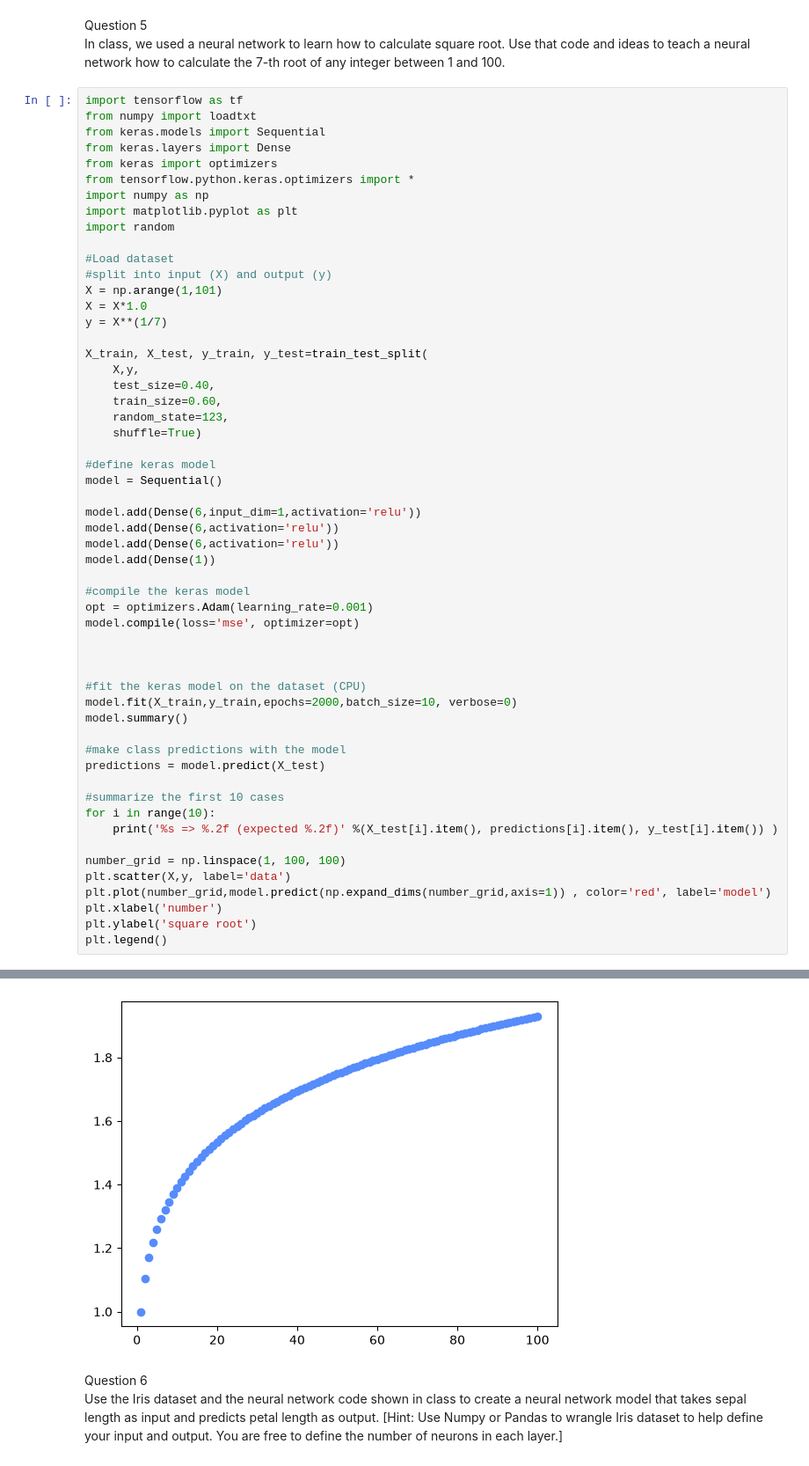
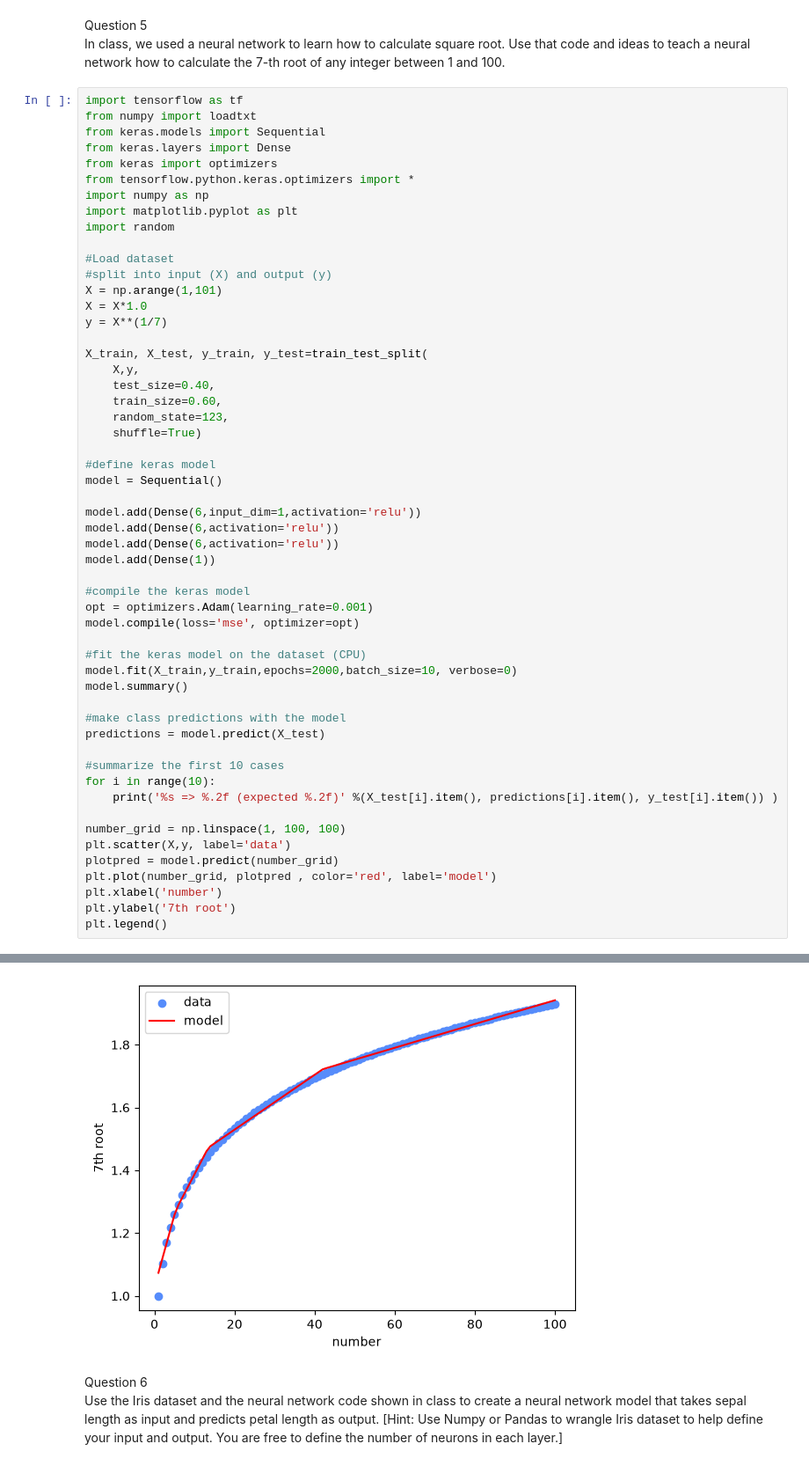
Before and after one commit to robertoribay628-hue/Eng.-W-ML, a Jupyter notebook: Questions1-6.ipynb, the cells around one changed output, grey strips where cells are left out. Shown at 88% size. Saved outputs shown, nothing was run; the diff lists cells and outputs as text.

```diff
--- a/Questions1-6.ipynb
+++ b/Questions1-6.ipynb
@@ -150,8 +150,6 @@ model.add(Dense(1))
 opt = optimizers.Adam(learning_rate=0.001)
 model.compile(loss='mse', optimizer=opt)
 
-
-
 #fit the keras model on the dataset (CPU)
 model.fit(X_train,y_train,epochs=2000,batch_size=10, verbose=0)
 model.summary()
@@ -165,8 +163,9 @@ for i in range(10):
 
 number_grid = np.linspace(1, 100, 100)
 plt.scatter(X,y, label='data')
-plt.plot(number_grid,model.predict(np.expand_dims(number_grid,axis=1)) , color='red', label='model')
+plotpred = model.predict(number_grid)
+plt.plot(number_grid, plotpred , color='red', label='model')
 plt.xlabel('number')
-plt.ylabel('square root')
+plt.ylabel('7th root')
 plt.legend()
 # %% [output]
@@ -204,4 +206,4 @@ Cannot take the length of shape with unknown rank.
-[figure, old version]
+[figure, new version]
 # %% [markdown]
 Question 6 \
 Use the Iris dataset and the neural network code shown in class to create a neural
```
Also changed, not shown: parts of 6 cells of this notebook.
